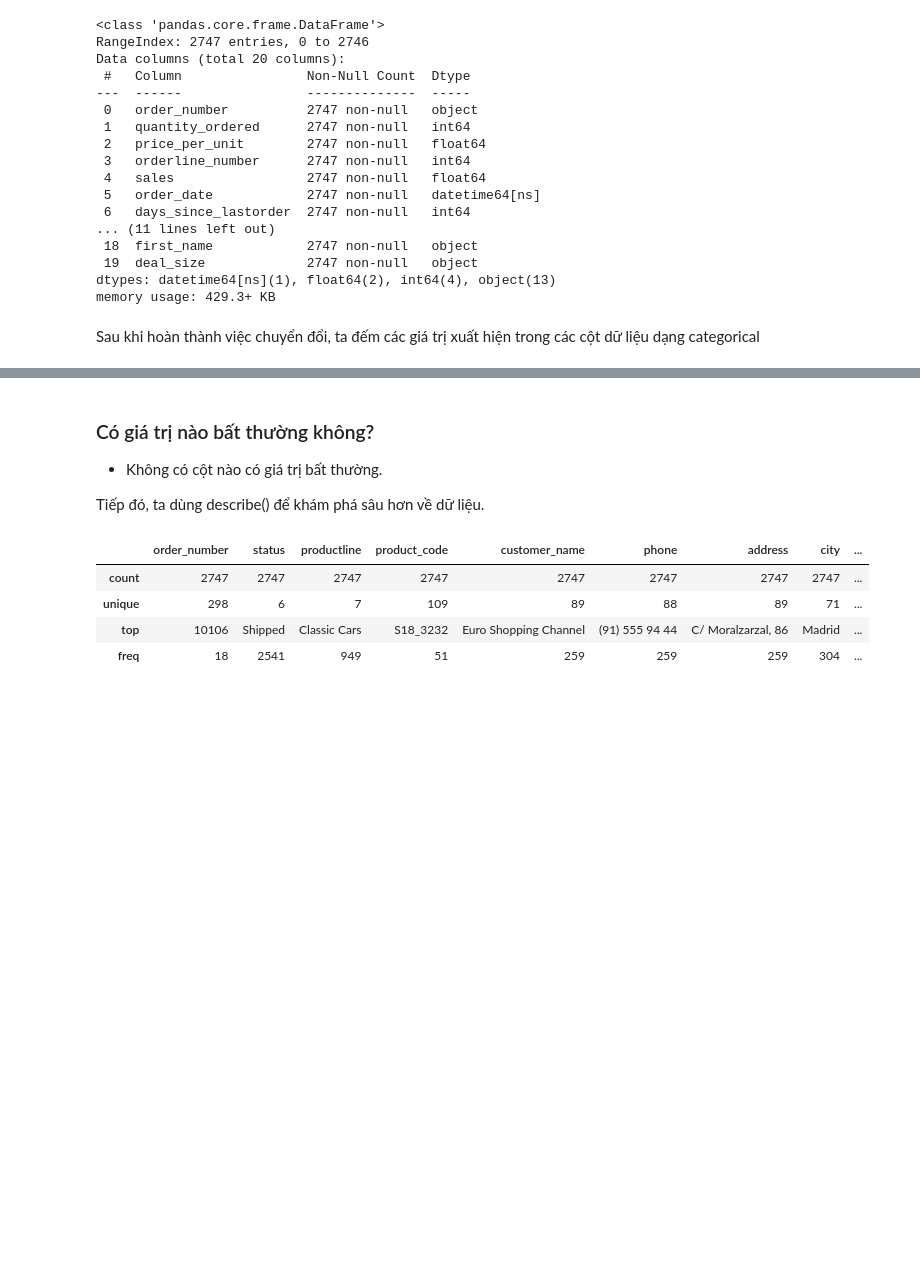
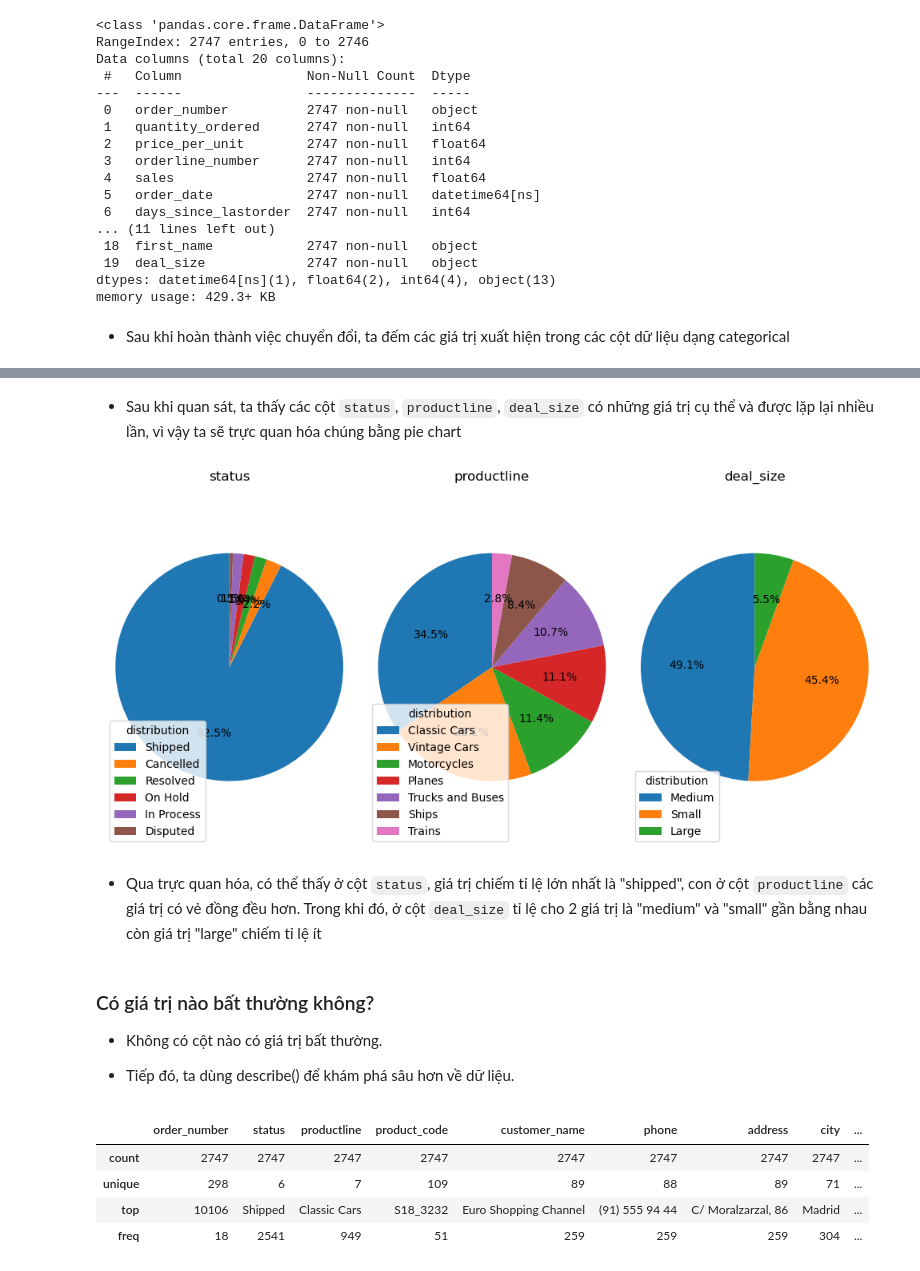
Before and after one commit to fabyanbui/Programming4DS_FinalProject, a Jupyter notebook: notebooks/2.0-preprocessing.ipynb, the cells around one changed output, grey strips where cells are left out. Saved outputs shown, nothing was run; the diff lists cells and outputs as text; code cells hidden in the pictures; blank space fills up the shorter version.

```diff
--- a/notebooks/2.0-preprocessing.ipynb
+++ b/notebooks/2.0-preprocessing.ipynb
@@ -163,7 +164,7 @@ Data columns (total 20 columns):
 dtypes: datetime64[ns](1), float64(2), int64(4), object(13)
 memory usage: 429.3+ KB
 # %% [markdown]
-Sau khi hoàn thành việc chuyển đổi, ta đếm các giá trị xuất hiện trong các cột dữ liệu dạng categorical
+- Sau khi hoàn thành việc chuyển đổi, ta đếm các giá trị xuất hiện trong các cột dữ liệu dạng categorical
 # %%
 columns_to_count=['order_number', 'status','productline','product_code','customer_name','phone','address','city','country','last_name','first_name','deal_size']
 df=sales_df[columns_to_count]
@@ -180,11 +181,36 @@ cate_profile
 |  | order_number | status | productline | product_code | customer_name | phone | address | city | country | ... |
 | num_diff_vals | 298 | 6 | 7 | 109 | 89 | 88 | 89 | 71 | 19 | ... |
 | distribution | {10106: 18, 10165: 18, 10168: 18,... | {'Shipped': 2541, 'Cancelled': 60... | {'Classic Cars': 949, 'Vintage Ca... | {'S18_3232': 51, 'S32_2509': 28, ... | {'Euro Shopping Channel': 259, 'M... | {'(91) 555 94 44': 259, '41555514... | {'C/ Moralzarzal, 86': 259, '5677... | {'Madrid': 304, 'San Rafael': 180... | {'USA': 928, 'Spain': 342, 'Franc... | ... |
+# %% [markdown]
+- Sau khi quan sát, ta thấy các cột `status`, `productline`, `deal_size` có những giá trị cụ thể và được lặp lại nhiều lần, vì vậy ta sẽ trực quan hóa chúng bằng pie chart
+# %%
+new_cate_profile=cate_profile[['status','productline','deal_size']]
+fig, axes = plt.subplots(1,3, figsize=(10, 5))
+
+# Flatten the axes to iterate over them
+axes = axes.flatten()
+
+# Plot pie charts for each column
+for i, col in enumerate(new_cate_profile.columns):
+    distribution = new_cate_profile[col]['distribution']
+    labels = distribution.keys()
+    sizes = distribution.values()
+
+    axes[i].pie(sizes,autopct='%1.1f%%', startangle=90)
+    axes[i].axis('equal')  # Equal aspect ratio ensures that pie is drawn as a circle
+    axes[i].set_title(col)
+    axes[i].legend(distribution,title ="distribution",loc ="lower left")
+plt.tight_layout()
+plt.show()
+# %% [output]
+[figure, added]
+# %% [markdown]
+- Qua trực quan hóa, có thể thấy ở cột `status`, giá trị chiếm tỉ lệ lớn nhất là "shipped", con ở cột `productline` các giá trị có vẻ đồng đều hơn. Trong khi đó, ở cột `deal_size` tỉ lệ cho 2 giá trị là "medium" và "small" gần bằng nhau còn giá trị "large" chiếm tỉ lệ ít
 # %% [markdown]
 ### Có giá trị nào bất thường không?
 - Không có cột nào có giá trị bất thường.
 
-Tiếp đó, ta dùng describe() để khám phá sâu hơn về dữ liệu.
+- Tiếp đó, ta dùng describe() để khám phá sâu hơn về dữ liệu.
 # %%
 sales_df.describe(include='object')
 # %% [output]
```
Also changed, not shown: parts of 8 cells of this notebook.
